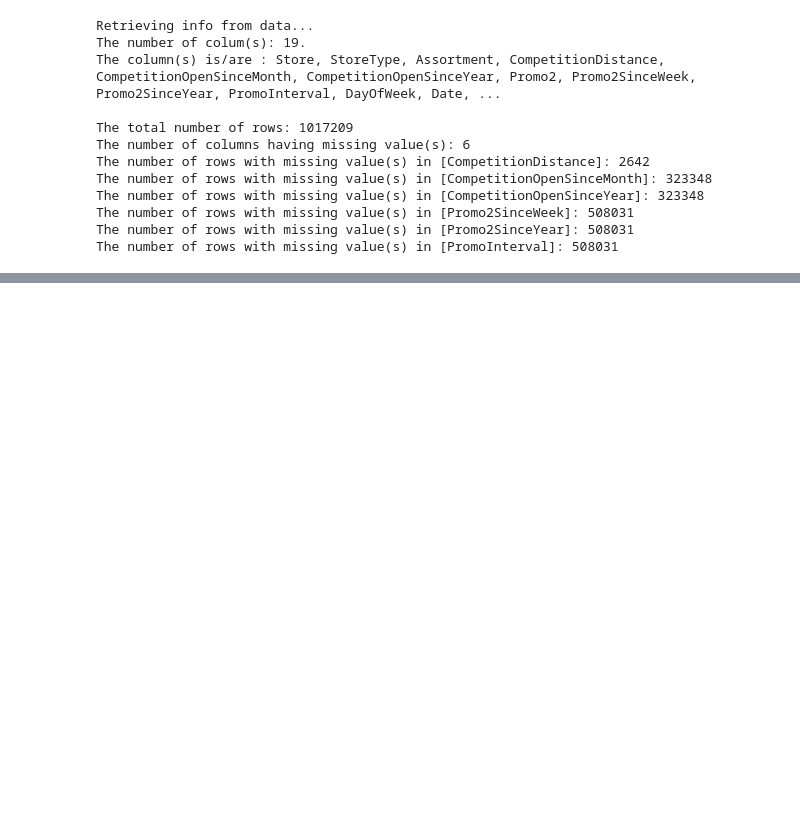
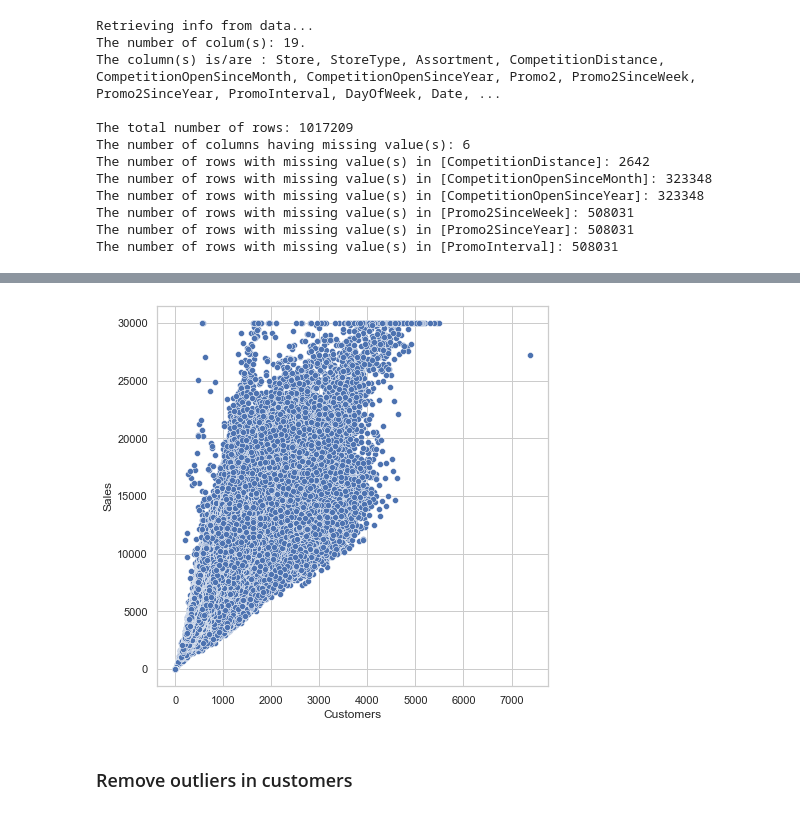
Before and after one commit to mdahwireng/sales_forecating_rossmann, a Jupyter notebook: task1.ipynb, the cells around one changed output, grey strips where cells are left out. Drawn from its saved outputs; the diff is of its cells as text; code cells hidden in the pictures; blank space fills up the shorter version.

```diff
--- a/task1.ipynb
+++ b/task1.ipynb
@@ -252,0 +326,6 @@ Filling missing values comppleted
+# %%
+outliers_plot(train_inter_clean, {'x': "Customers", 'y': "Sales"}, 0)
+# %% [output]
+[figure, added]
+# %% [markdown]
+### Remove outliers in customers
```
Also changed, not shown: parts of 46 cells of this notebook, 7 other files.
